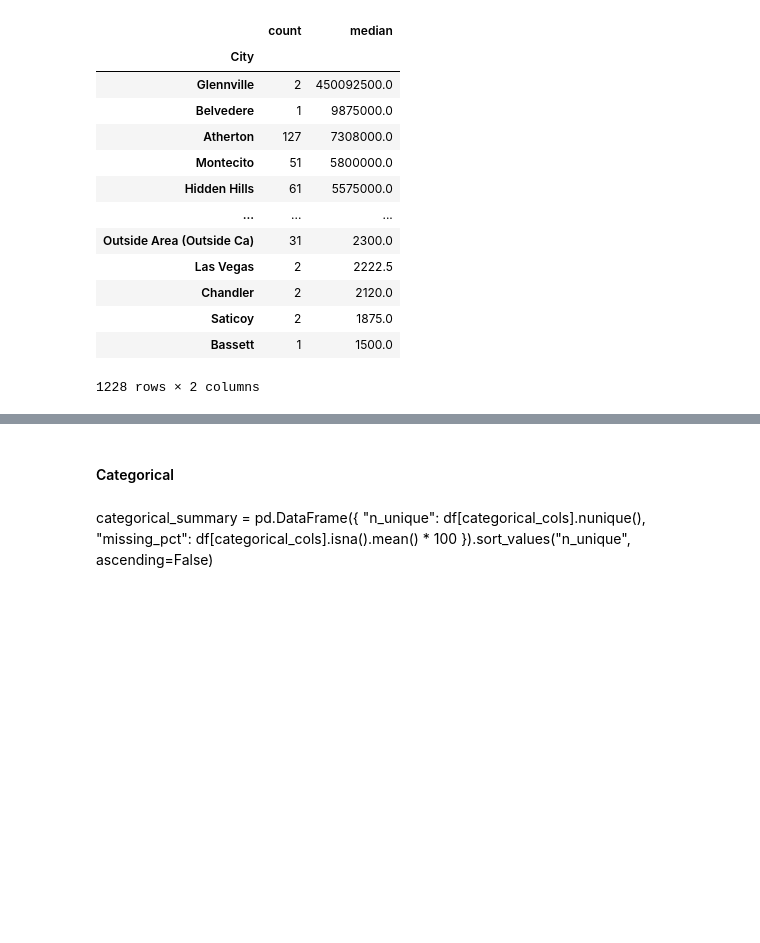
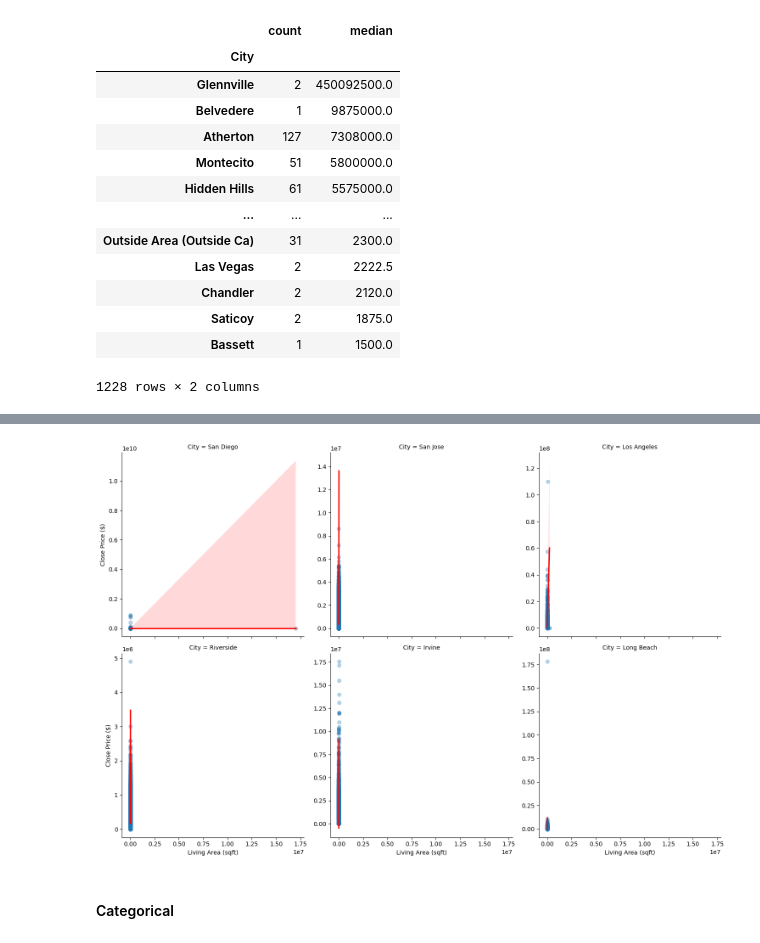
Before and after one commit to eemilycchen/IDX-Exchange-Data-Science, a Jupyter notebook: 01_exploration.ipynb, the cells around one changed output, grey strips where cells are left out. Saved outputs shown, nothing was run; the diff lists cells and outputs as text; code cells hidden in the pictures; blank space fills up the shorter version.

```diff
--- a/01_exploration.ipynb
+++ b/01_exploration.ipynb
@@ -689,0 +723,8 @@ df.groupby("City")["ClosePrice"].agg(
+# %%
+# granular approve
+top_cities = df['City'].value_counts().head(6).index
+subset = df[df['City'].isin(top_cities)].copy()
+
+# binned, less granular approach (might be good for outliers and seeing general trend)
+subset['LivingArea_bin'] = (subset['LivingArea'] // 250) * 250  # 250 sqft buckets
+subset.head(5)
@@ -690,7 +739,14 @@ df.groupby("City")["ClosePrice"].agg(
+# %%
+# raw scatter
+living_area_closing_price_graph = sns.lmplot(
+    data=subset, x='LivingArea', y='ClosePrice',
+    col='City', col_wrap=3,
+    scatter_kws={'alpha': 0.3}, line_kws={'color': 'red'},
+    facet_kws={'sharey': False},
+)
+living_area_closing_price_graph.set_axis_labels('Living Area (sqft)', 'Close Price ($)')
+plt.show()
+# %% [output]
+[figure, added]
 # %% [markdown]
 #### Categorical
-# %% [markdown]
-categorical_summary = pd.DataFrame({
-    "n_unique": df[categorical_cols].nunique(),
-    "missing_pct": df[categorical_cols].isna().mean() * 100
-}).sort_values("n_unique", ascending=False)
```
Also changed, not shown: parts of 10 cells of this notebook.
